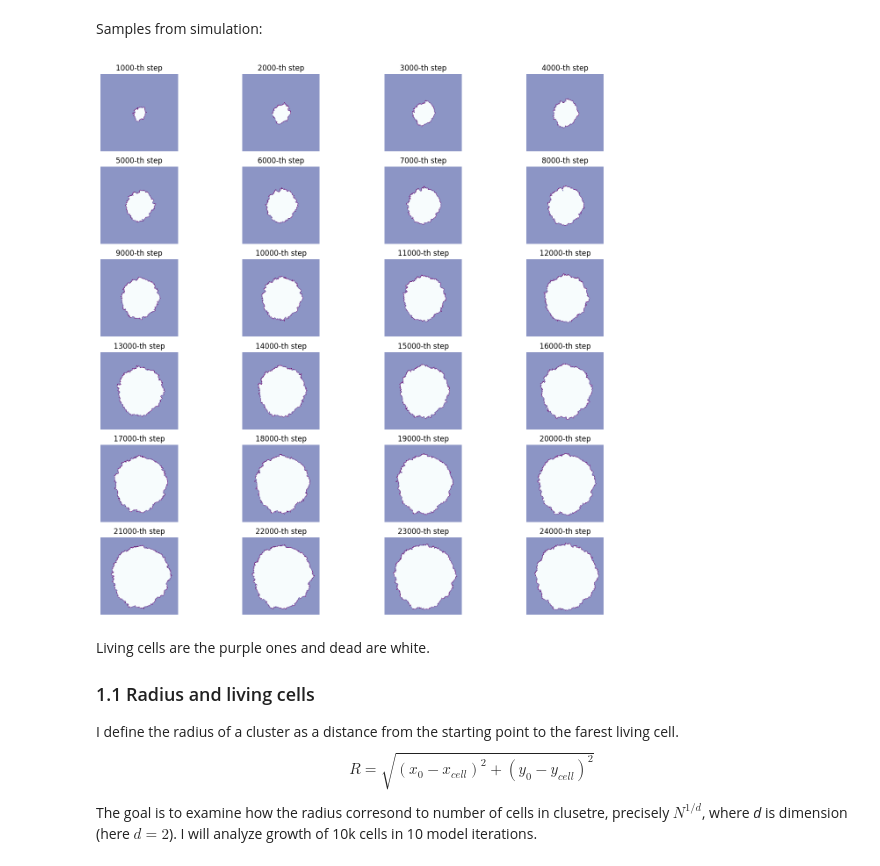
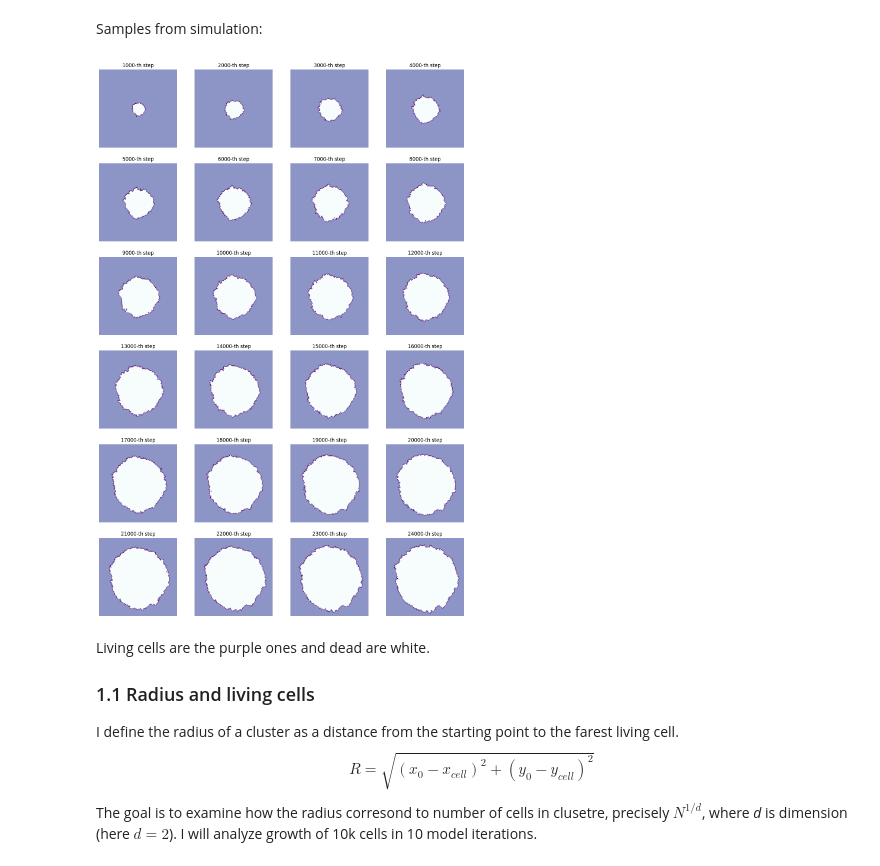
Before and after one commit to kebabee/Modelowanie-komputerowe, a Jupyter notebook: Eden_model.ipynb, the cells around one changed output. Drawn from its saved outputs; the diff is of its cells as text; code cells hidden in the pictures.

```diff
--- a/Eden_model.ipynb
+++ b/Eden_model.ipynb
@@ -35,20 +35,20 @@ Samples from simulation:
 # %%
 arr = np.zeros((200,200)) # state of the model
 alive_cells = [[100,100]] # array for living cells, first cell is given
 arr[100][100] = 1
 graveyard = [] # array for dead cells
 
-fig, axes = plt.subplots(6, 4, figsize=(16, 16))
+fig, axes = plt.subplots(6, 4, figsize=(16, 24))
 for i in range(24):
     for _ in range(1000):
         eden_step()
     col, row = i % 4, i // 4
     axes[row, col].imshow(arr, cmap="BuPu")
     axes[row, col].set_title(f"{(i+1)*1000}-th step")
     axes[row, col].axis('off')
 plt.show()
 # %% [output]
-[figure, old version]
+[figure, new version]
 # %% [markdown]
 Living cells are the purple ones and dead are white.
 
```
